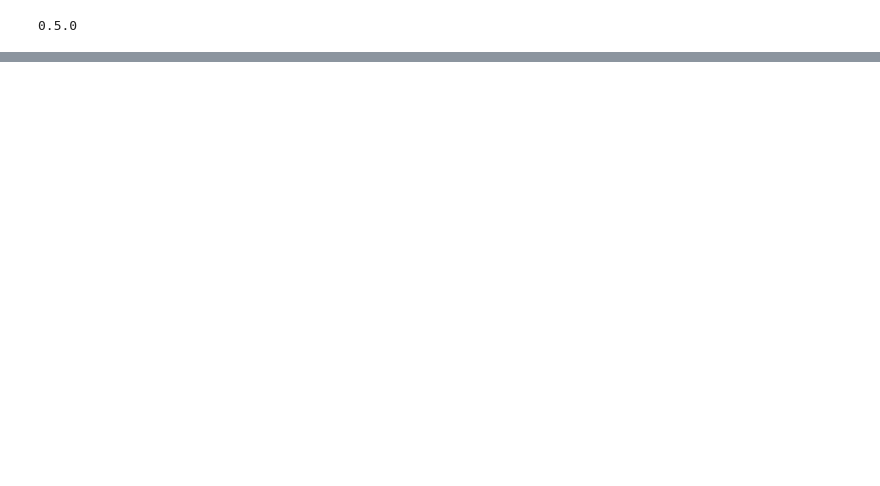
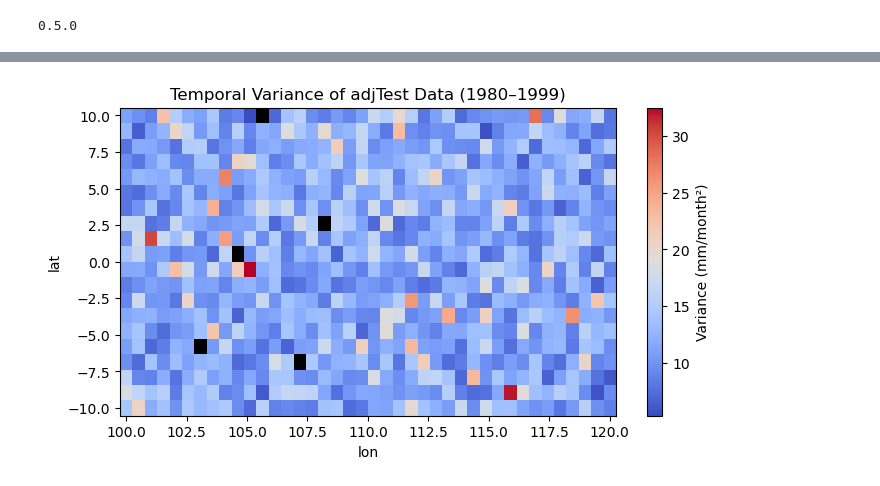
Before and after one commit to scbrown86/TraCE_Sahul, a Jupyter notebook: python_test/qdm_testing_toy.ipynb, the cells around one changed output, grey strips where cells are left out. Saved outputs shown, nothing was run; the diff lists cells and outputs as text; code cells hidden in the pictures; blank space fills up the shorter version.

```diff
--- a/python_test/qdm_testing_toy.ipynb
+++ b/python_test/qdm_testing_toy.ipynb
@@ -171,0 +188,18 @@ plt.show()
+# %%
+# Calculate variance across time
+var_map = adjTest.var(dim="time")
+
+# Make a copy of the colormap and set NaN (bad) cells to black
+cmap = plt.cm.coolwarm.copy()
+cmap.set_bad(color="black")
+
+# Plot heatmap
+plt.figure(figsize=(8, 4))
+var_map.plot(
+    cmap=cmap,
+    cbar_kwargs={"label": f"Variance ({test.attrs['units']}²)"}
+)
+plt.title("Temporal Variance of adjTest Data (1980–1999)")
+plt.show()
+# %% [output]
+[figure, added]
```
Also changed, not shown: parts of 8 cells of this notebook, 5 other files.
